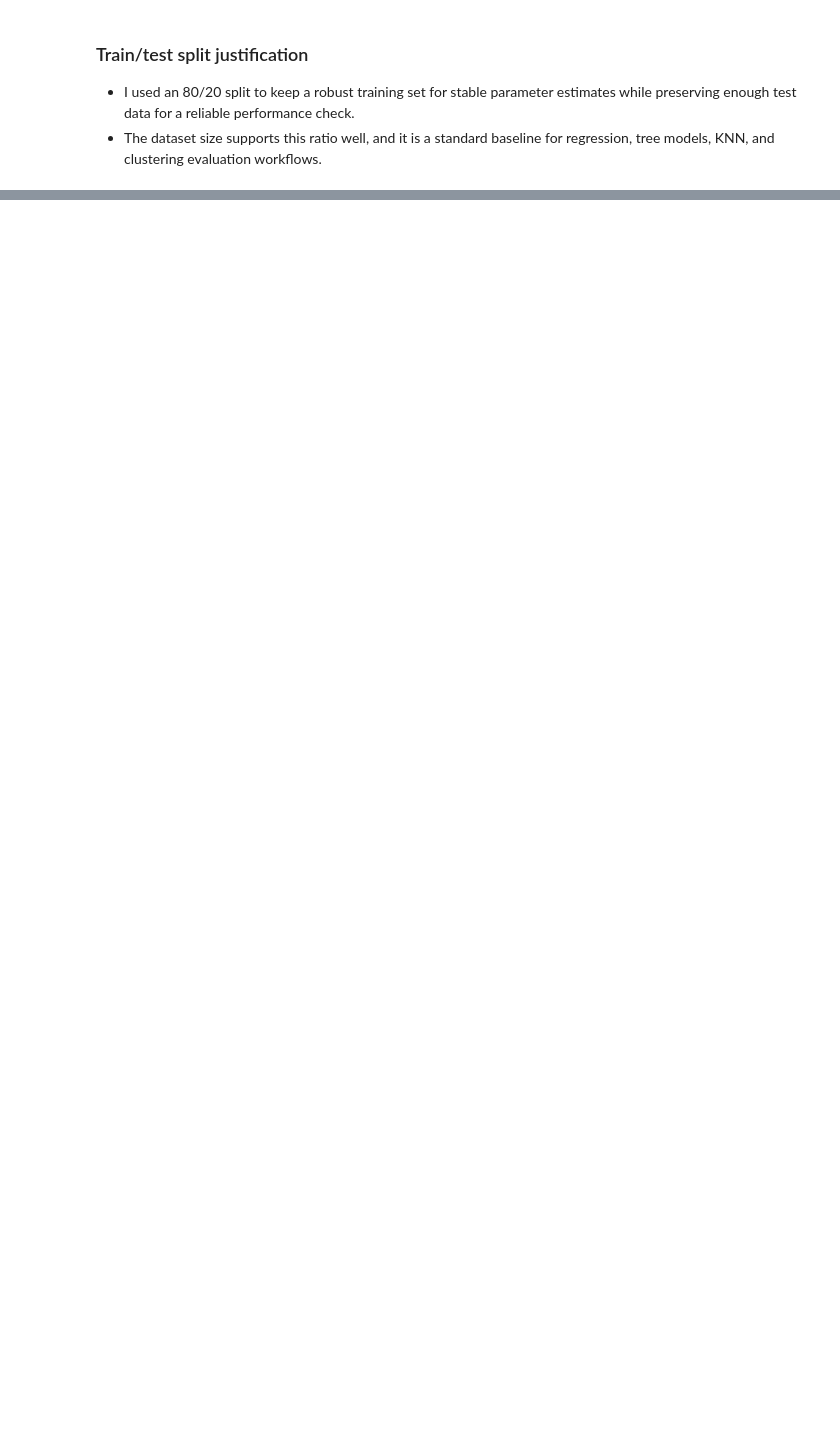
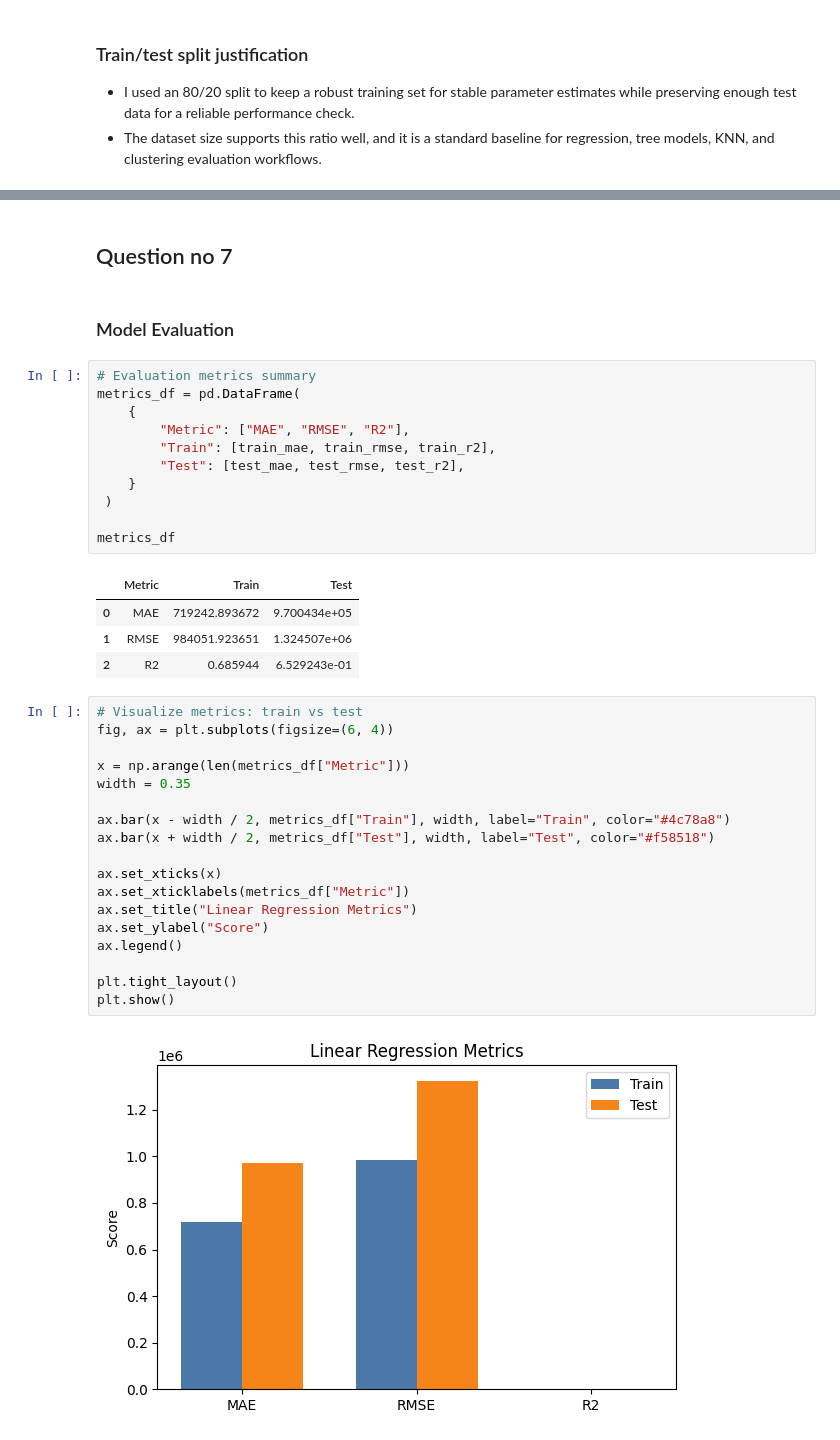
Before and after one commit to deepalsr/technical_assessment_dipal_shrestha_jobaxle, a Jupyter notebook: ai_ml/notebooks/notebook.ipynb, the cells around one changed output, grey strips where cells are left out. Cells and saved outputs as stored; diff of their text form; blank space fills up the shorter version.

```diff
--- a/ai_ml/notebooks/notebook.ipynb
+++ b/ai_ml/notebooks/notebook.ipynb
@@ -346,0 +405,40 @@ ModuleNotFoundError: No module named 'sklearn'
+# %% [markdown]
+## Question no 7
+# %% [markdown]
+### Model Evaluation
+# %%
+# Evaluation metrics summary
+metrics_df = pd.DataFrame(
+    {
+        "Metric": ["MAE", "RMSE", "R2"],
+        "Train": [train_mae, train_rmse, train_r2],
+        "Test": [test_mae, test_rmse, test_r2],
+    }
+ )
+
+metrics_df
+# %% [output]
+|  | Metric | Train | Test |
+| 0 | MAE | 719242.893672 | 9.700434e+05 |
+| 1 | RMSE | 984051.923651 | 1.324507e+06 |
+| 2 | R2 | 0.685944 | 6.529243e-01 |
+# %%
+# Visualize metrics: train vs test
+fig, ax = plt.subplots(figsize=(6, 4))
+
+x = np.arange(len(metrics_df["Metric"]))
+width = 0.35
+
+ax.bar(x - width / 2, metrics_df["Train"], width, label="Train", color="#4c78a8")
+ax.bar(x + width / 2, metrics_df["Test"], width, label="Test", color="#f58518")
+
+ax.set_xticks(x)
+ax.set_xticklabels(metrics_df["Metric"])
+ax.set_title("Linear Regression Metrics")
+ax.set_ylabel("Score")
+ax.legend()
+
+plt.tight_layout()
+plt.show()
+# %% [output]
+[figure, added]
```
Also changed, not shown: parts of 10 cells of this notebook.
